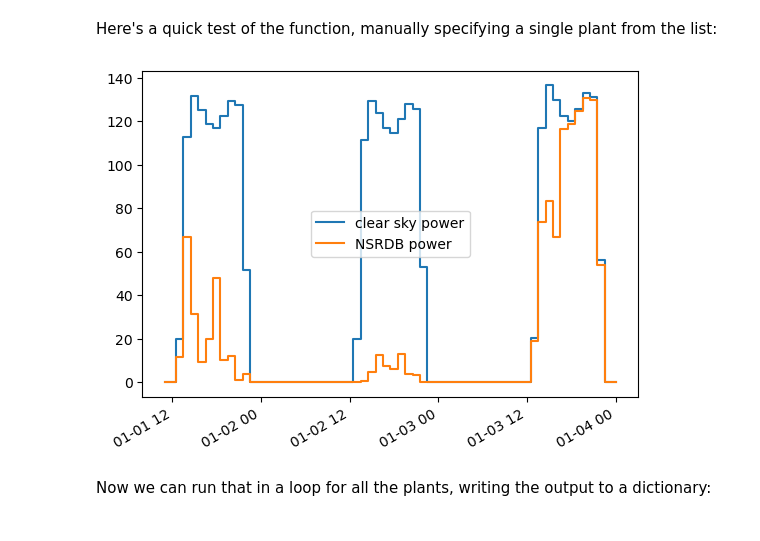
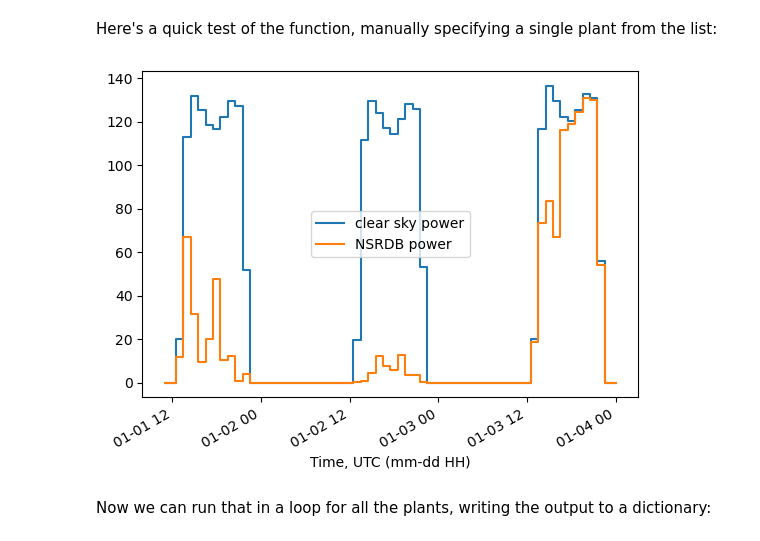
Before and after one commit to williamhobbs/solar-fleet-forecast-probability-tool, a Jupyter notebook: 02_solar_power_forecasts.ipynb, the cells around one changed output. Drawn from its saved outputs; the diff is of its cells as text; code cells hidden in the pictures.

Commit message:
plot x axis labels

```diff
--- a/02_solar_power_forecasts.ipynb
+++ b/02_solar_power_forecasts.ipynb
@@ -312,21 +312,22 @@ Here's a quick test of the function, manually specifying a single plant from the
 # %%
 x = 3
 
 # convert row of dataframe to a dictionary to be passed to power function
 plant_data = plants_df.iloc[x].dropna().to_dict()
 
 # get resource data
 resource_data = nsrdb_data_dict[x]
 
 # calculate power and plot
 power_ac, power_ac_clear_sky = pvlib_power_model(resource_data, plant_data, calc_clear_sky=True)
 plt.plot(power_ac_clear_sky[6:68], drawstyle='steps-mid',)
 plt.plot(power_ac[6:68], drawstyle='steps-mid',)
 plt.legend(['clear sky power', 'NSRDB power'])
 plt.gcf().autofmt_xdate()
+plt.xlabel('Time, UTC (mm-dd HH)')
 plt.show()
 # %% [output]
-[figure, old version]
+[figure, new version]
 # %% [markdown]
 Now we can run that in a loop for all the plants, writing the output to a dictionary:
 # %%
```
Also changed, not shown: parts of 2 cells of this notebook, 7 other files.
